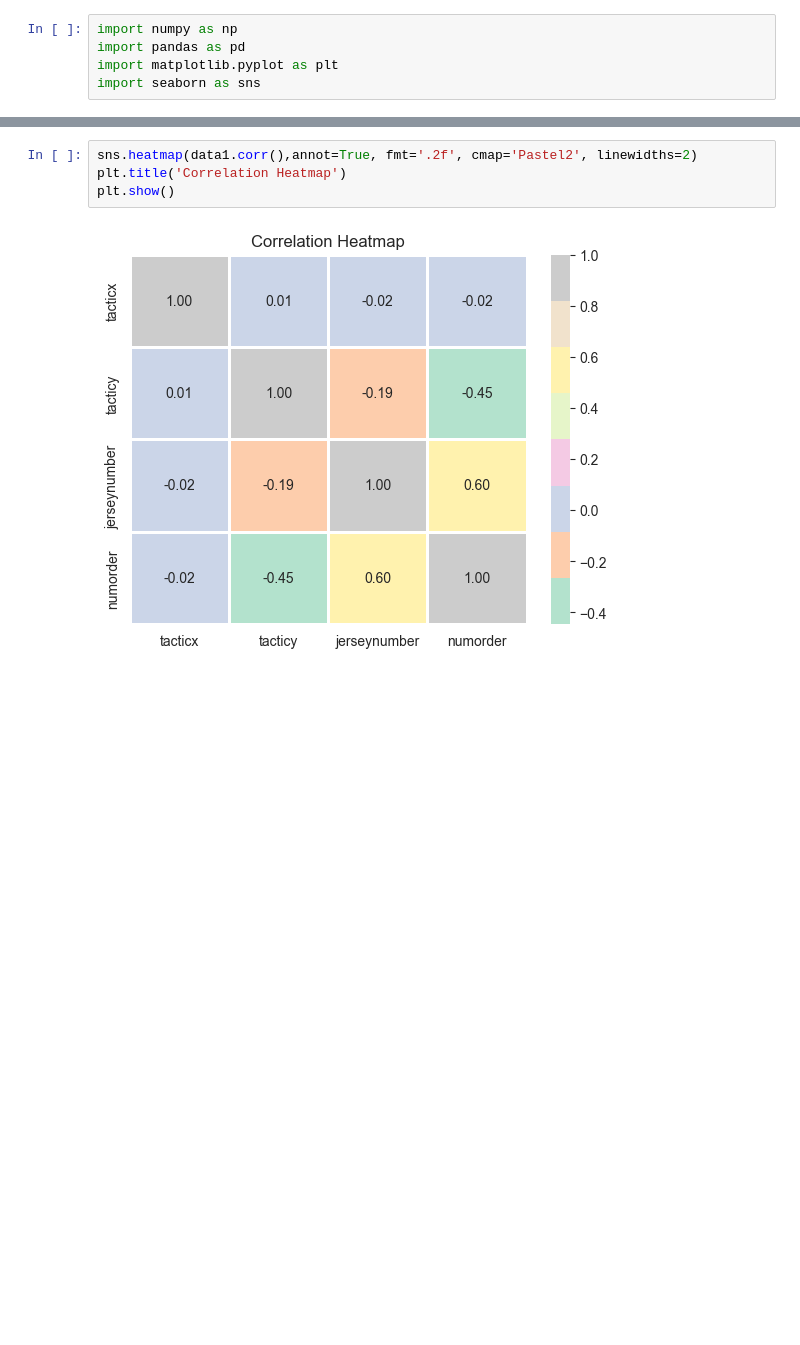
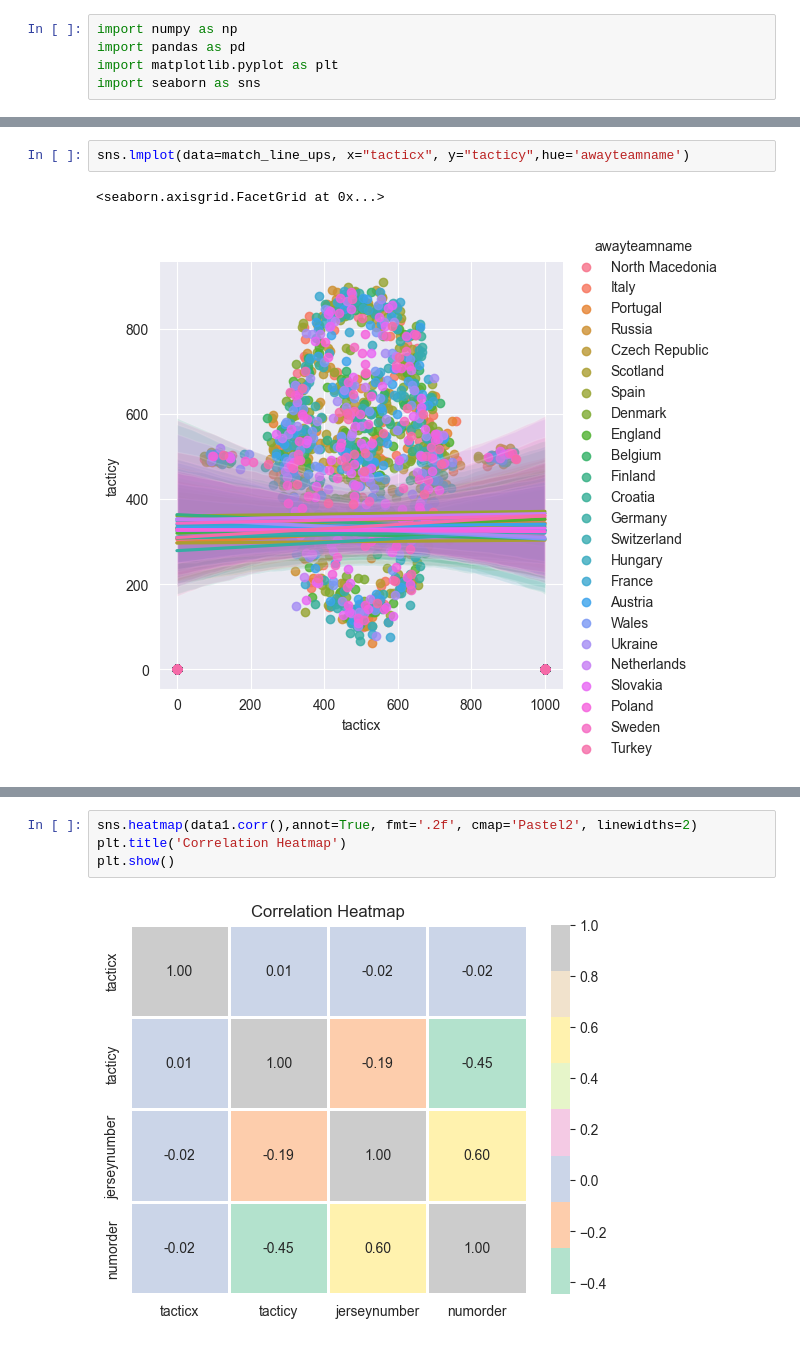
Before and after one commit to SFETNI/Omdena-UEFAEURO2024, a Jupyter notebook: task2-data-analysis/match_line_ups.ipynb, the cells around one changed output, grey strips where cells are left out. Cells and saved outputs as stored; diff of their text form; blank space fills up the shorter version.

```diff
--- a/task2-data-analysis/match_line_ups.ipynb
+++ b/task2-data-analysis/match_line_ups.ipynb
@@ -215,0 +205,5 @@ data1 = data[['tacticx','tacticy','jerseynumber','numorder']]
+# %%
+sns.lmplot(data=match_line_ups, x="tacticx", y="tacticy",hue='awayteamname')
+# %% [output]
+<seaborn.axisgrid.FacetGrid at 0x...>
+[figure, added]
```
Also changed, not shown: parts of 45 cells of this notebook, 1 other file.
